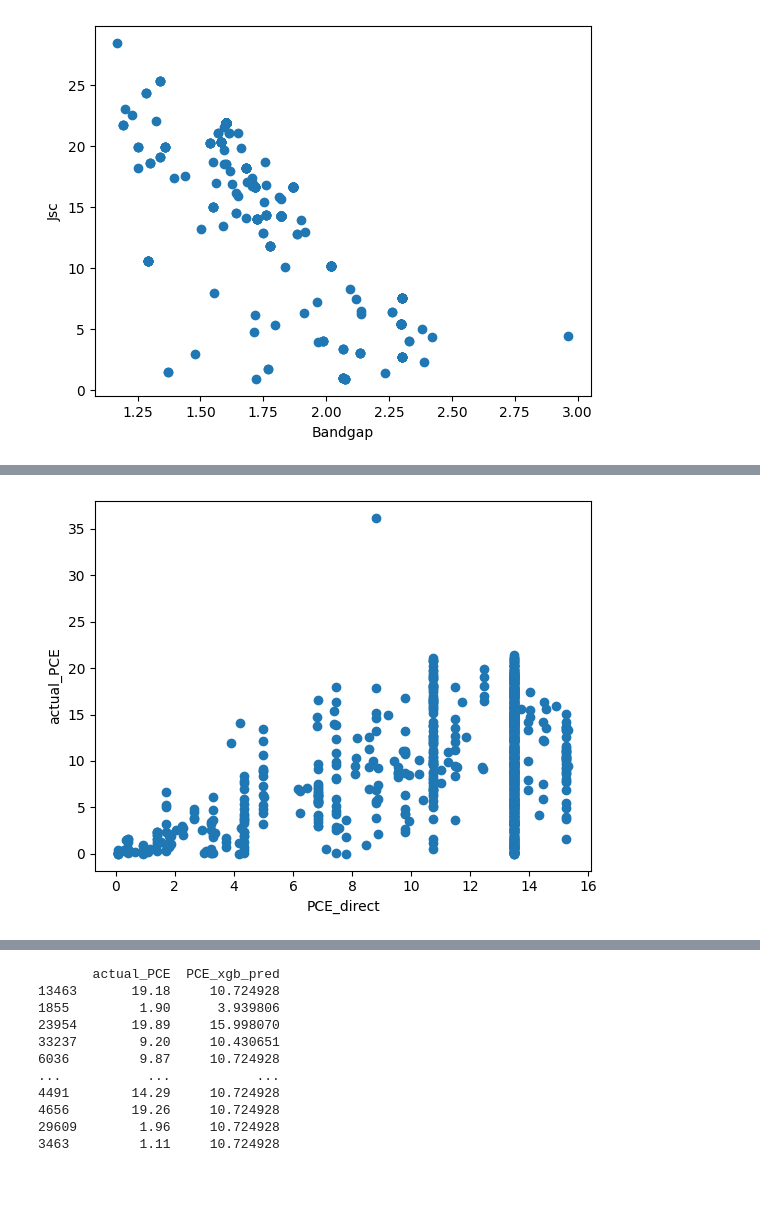
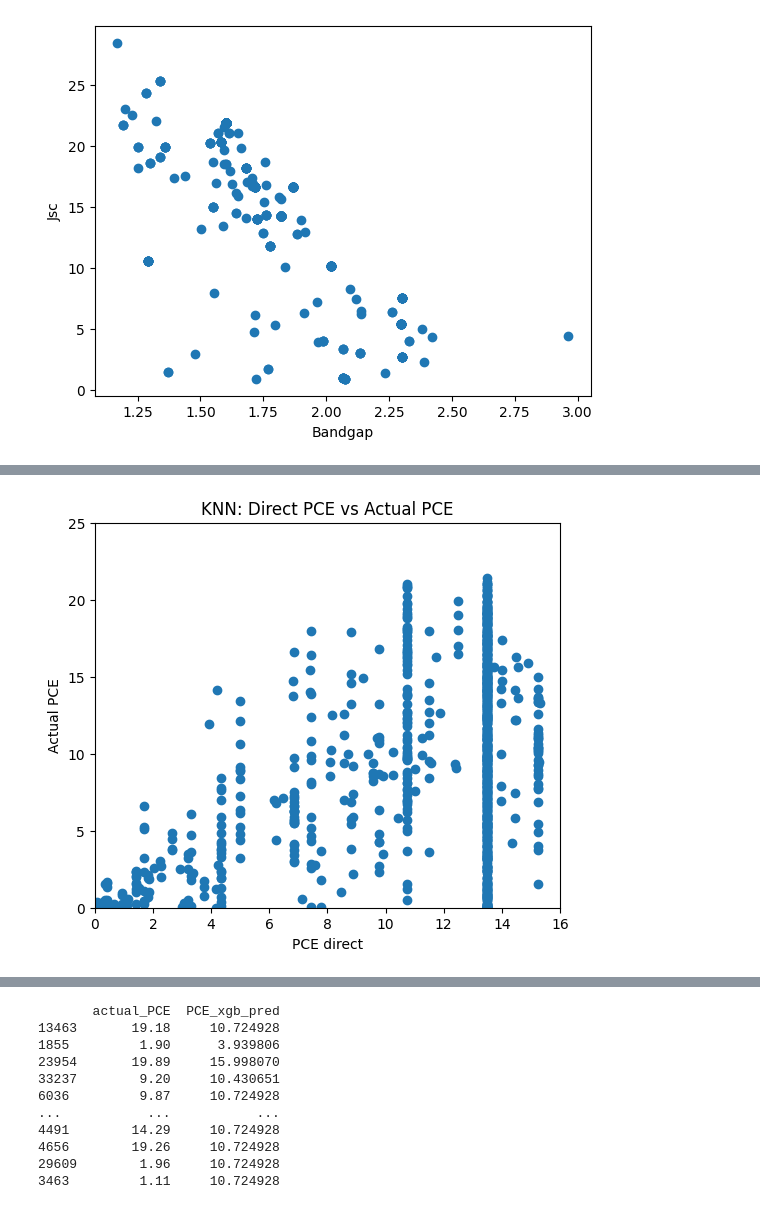
Before and after one commit to drcgreenland/PerovskiteML_project, a Jupyter notebook: replicating.ipynb, the cells around one changed output, grey strips where cells are left out. Drawn from its saved outputs; the diff is of its cells as text; code cells hidden in the pictures; blank space fills up the shorter version.

Commit message:
Added KNN few plots, update the rest later

```diff
--- a/replicating.ipynb
+++ b/replicating.ipynb
@@ -724,47 +697,58 @@ X_train, X_test, y_train, y_test = train_test_split(X, Y, test_size=0.2, random_
 knn = KNeighborsRegressor(n_neighbors=3)
 knn.fit(X_train, y_train)
 Jsc_knn_pred = knn.predict(X_test)
+Jsc_knn_pred = pd.DataFrame(Jsc_knn_pred, index=X_test.index, columns=["Jsc_knn_pred"])
+
 
 
 Voc_train = filtered_table3.loc[X_train.index, "JV_default_Voc"]
 knn.fit(X_train, Voc_train)
 Voc_knn_pred = knn.predict(X_test)
+Voc_knn_pred = pd.DataFrame(Voc_knn_pred, index=X_test.index, columns=["Voc_knn_pred"])
+
 
 
 knn.fit(X_train, filtered_table3.loc[X_train.index, "JV_default_FF"])
 FF_knn_pred = knn.predict(X_test)
+FF_knn_pred = pd.DataFrame(FF_knn_pred, index=X_test.index, columns=["FF_knn_pred"])
+
 
 
 knn.fit(X_train, filtered_table3.loc[X_train.index, "JV_default_PCE"])
 PCE_knn_pred_direct = knn.predict(X_test)
 PCE_knn_pred_direct = pd.DataFrame(PCE_knn_pred_direct, index=X_test.index, columns=["PCE_knn_pred_direct"])
 
-# Cell_area = filtered_table3.loc[X_test.index, "Cell_area_measured"]
+
 light_intensity = filtered_table3.loc[X_test.index, "JV_light_intensity"]
 actual_PCE = filtered_table3.loc[X_test.index, "JV_default_PCE"]
+actual_Jsc = filtered_table3.loc[X_test.index, "JV_default_Jsc"]
+actual_Voc = filtered_table3.loc[X_test.index, "JV_default_Voc"]
+actual_FF = filtered_table3.loc[X_test.index, "JV_default_FF"]
 
 
-Predicted_mult_PCE = (FF_knn_pred * Voc_knn_pred * Jsc_knn_pred * 1000) / light_intensity
+FF_values = FF_knn_pred["FF_knn_pred"]
+Voc_values = Voc_knn_pred["Voc_knn_pred"]
+Jsc_values = Jsc_knn_pred["Jsc_knn_pred"]
+
+Predicted_mult_PCE = (FF_values * Voc_values * Jsc_values * 1000) / light_intensity
 
 
-print(type(Predicted_mult_PCE),type(PCE_knn_pred_direct))
-
+### Plot the results
 combined_df = pd.concat([PCE_knn_pred_direct, actual_PCE], axis=1)
-
-
 combined_df.columns = ['PCE_knn_pred_direct', 'actual_PCE']
-
-
-print(combined_df)
-
 
 x = combined_df["PCE_knn_pred_direct"]
 y = combined_df["actual_PCE"]
 
-
+plt.figure(figsize=(6, 5))
 plt.scatter(x,y)
-plt.xlabel("PCE_direct")
-plt.ylabel("actual_PCE")
+plt.xlabel("PCE direct")
+plt.ylabel("Actual PCE")
+x_min, x_max = 0, 16
+y_min, y_max = 0, 25
+plt.xlim(x_min, x_max)
+plt.ylim(y_min, y_max)
+plt.title("KNN: Direct PCE vs Actual PCE")
 
 # # Plot using Pandas
 # combined_df.plot(x='JV_default_PCE', y= combined_df[0], kind='line', marker='o', title='1D DataFrame Plot')
@@ -774,5 +758,46 @@ plt.ylabel("actual_PCE")
 
 
 # Predicted_mult_PCE
-actual_PCE
+
+
+# Plot 2: Multiplicative PCE Prediction vs Actual
+plt.figure(figsize=(6, 5))
+plt.scatter(Predicted_mult_PCE, actual_PCE, color='green', alpha=0.6)
+plt.xlabel("PCE Predicted (Multiplicative)")
+plt.ylabel("Actual PCE")
+x_min, x_max = 0, 160
+y_min, y_max = 0, 25
+plt.xlim(x_min, x_max)
+plt.ylim(y_min, y_max)
+plt.title("KNN: Multiplicative PCE Prediction vs Actual")
+plt.grid(True)
+plt.show()
+
+# Optional: Compare both predictions in one plot
+plt.figure(figsize=(6, 5))
+plt.scatter(Jsc_knn_pred, actual_Jsc, color='red', alpha=0.6)
+plt.xlabel("Predicted PCE")
+plt.ylabel("Actual PCE")
+plt.title("KNN: Jsc Prediction vs Actual")
+plt.legend()
+plt.grid(True)
+plt.show()
+
+plt.figure(figsize=(6, 5))
+plt.scatter(FF_knn_pred, actual_FF, color='black', alpha=0.6)
+plt.xlabel("Predicted FF")
+plt.ylabel("Actual FF")
+plt.title("KNN: FF Prediction vs Actual")
+plt.legend()
+plt.grid(True)
+plt.show()
+
+plt.figure(figsize=(6, 5))
+plt.scatter(Voc_knn_pred, actual_Voc, color='magenta', alpha=0.6, label='Multiplicative PCE')
+plt.xlabel("Predicted Voc")
+plt.ylabel("Actual Voc")
+plt.title("KNN: Voc Prediction vs Actual")
+plt.legend()
+plt.grid(True)
+plt.show()
 # %% [output]
@@ -806 +804 @@ Name: JV_default_PCE, Length: 866, dtype: float64
-[figure, old version]
+[figure, new version]
```
Also changed, not shown: parts of 5 cells of this notebook.
